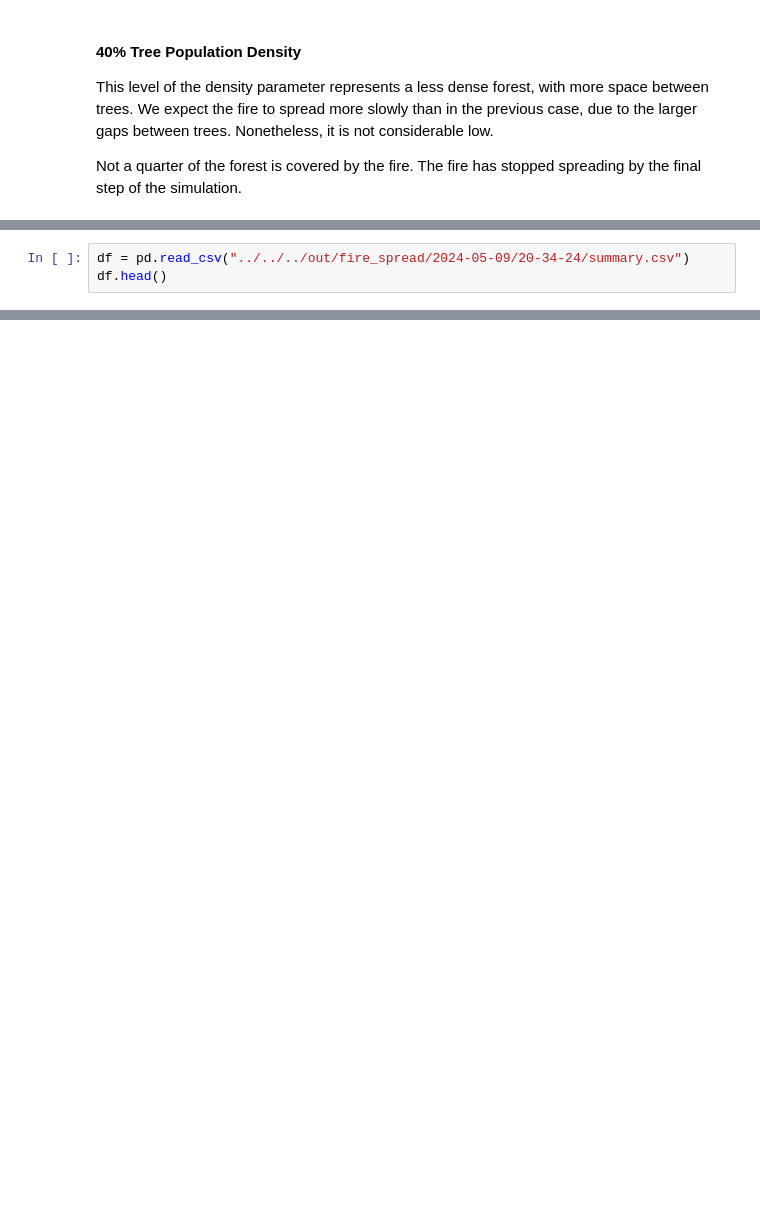
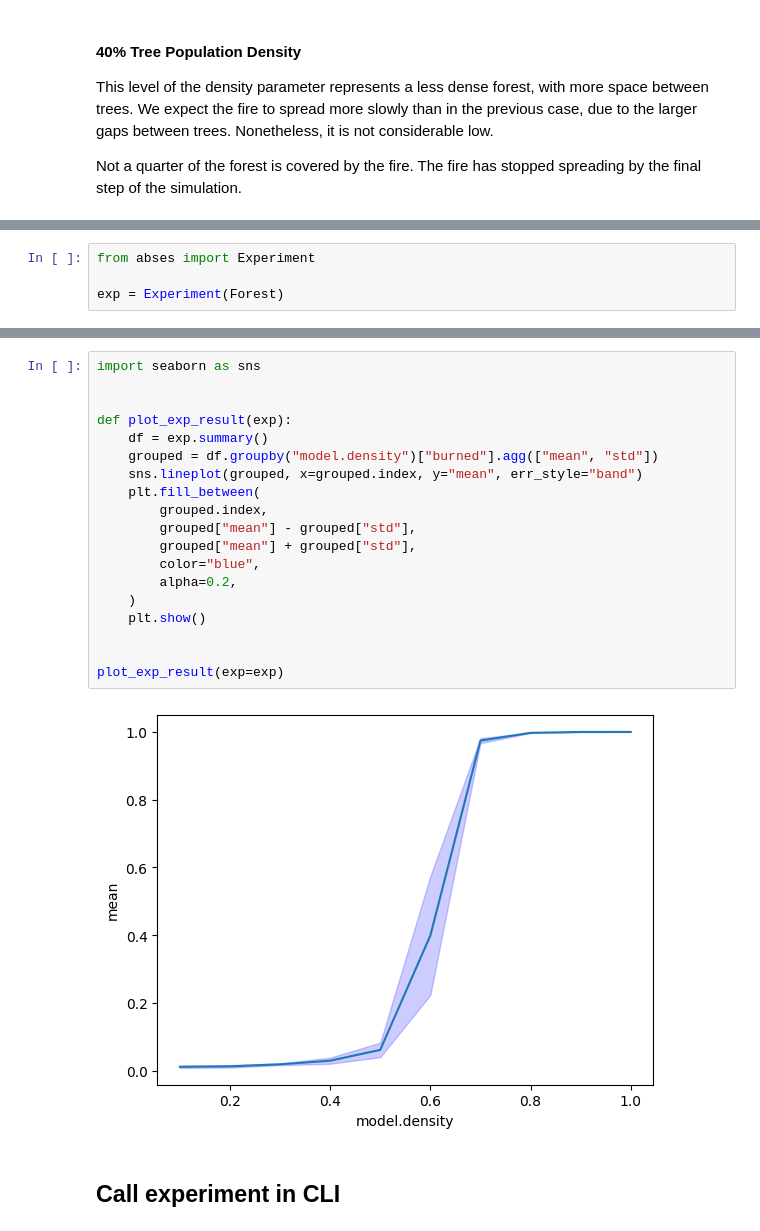
Before and after one commit to ABSESpy/ABSESpy, a Jupyter notebook: docs/tutorial/beginner/fire_tutorial.ipynb, the cells around one changed output, grey strips where cells are left out. Saved outputs shown, nothing was run; the diff lists cells and outputs as text; blank space fills up the shorter version.

```diff
--- a/docs/tutorial/beginner/fire_tutorial.ipynb
+++ b/docs/tutorial/beginner/fire_tutorial.ipynb
@@ -210,3 +186,0 @@ import numpy as np
-# %%
-df = pd.read_csv("../../../out/fire_spread/2024-05-09/20-34-24/summary.csv")
-df.head()
@@ -224,0 +191,4 @@ df.groupby("job_id")["burned"].mean().plot()
+# %%
+from abses import Experiment
+
+exp = Experiment(Forest)
@@ -224,0 +227,23 @@ df.groupby("job_id")["burned"].mean().plot()
+# %%
+import seaborn as sns
+
+
+def plot_exp_result(exp):
+    df = exp.summary()
+    grouped = df.groupby("model.density")["burned"].agg(["mean", "std"])
+    sns.lineplot(grouped, x=grouped.index, y="mean", err_style="band")
+    plt.fill_between(
+        grouped.index,
+        grouped["mean"] - grouped["std"],
+        grouped["mean"] + grouped["std"],
+        color="blue",
+        alpha=0.2,
+    )
+    plt.show()
+
+
+plot_exp_result(exp=exp)
+# %% [output]
+[figure, added]
+# %% [markdown]
+## Call experiment in CLI
```
Also changed, not shown: parts of 26 cells of this notebook, 5 other files.
